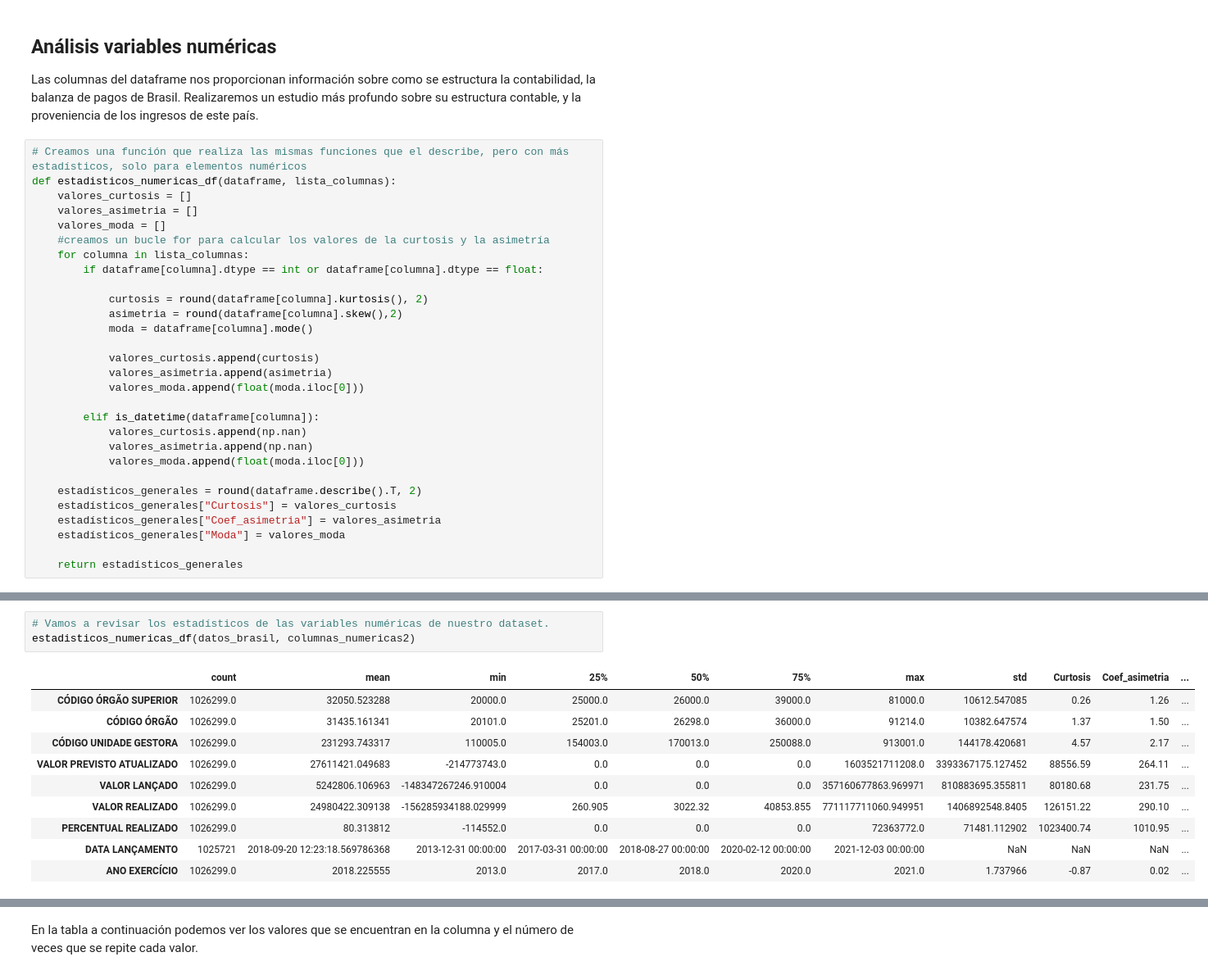
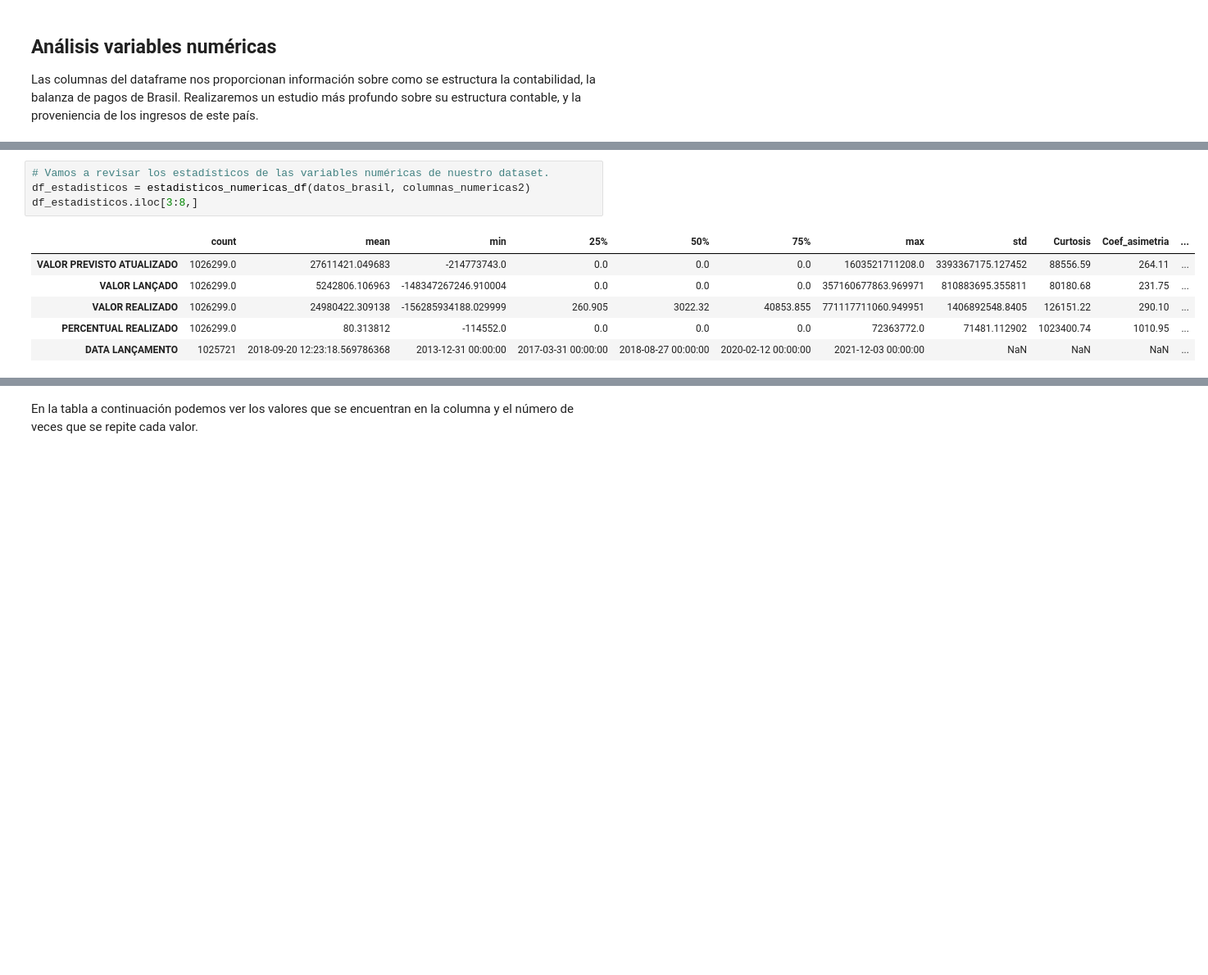
Before and after one commit to Gabijc/Proyecto2-Insights-Brasil, a Jupyter notebook: Analisis_descriptivo.ipynb, the cells around one changed output, grey strips where cells are left out. Shown at 82% size. Drawn from its saved outputs; the diff is of its cells as text; blank space fills up the shorter version.

Commit message:
Metemos función estadísticos en src

```diff
--- a/Analisis_descriptivo.ipynb
+++ b/Analisis_descriptivo.ipynb
@@ -61,32 +63,3 @@ np.int64(0)
 ## Análisis variables numéricas
 
 Las columnas del dataframe nos proporcionan información sobre como se estructura la contabilidad, la balanza de pagos de Brasil. Realizaremos un estudio más profundo sobre su estructura contable, y la proveniencia de los ingresos de este país.
-# %%
-# Creamos una función que realiza las mismas funciones que el describe, pero con más estadísticos, solo para elementos numéricos
-def estadisticos_numericas_df(dataframe, lista_columnas):
-    valores_curtosis = []
-    valores_asimetria = []
-    valores_moda = []
-    #creamos un bucle for para calcular los valores de la curtosis y la asimetría
-    for columna in lista_columnas:
-        if dataframe[columna].dtype == int or dataframe[columna].dtype == float:
-
-            curtosis = round(dataframe[columna].kurtosis(), 2)
-            asimetria = round(dataframe[columna].skew(),2)
-            moda = dataframe[columna].mode()
-
-            valores_curtosis.append(curtosis)
-            valores_asimetria.append(asimetria)
-            valores_moda.append(float(moda.iloc[0]))
-
-        elif is_datetime(dataframe[columna]):
-            valores_curtosis.append(np.nan)
-            valores_asimetria.append(np.nan)
-            valores_moda.append(float(moda.iloc[0]))
-
-    estadísticos_generales = round(dataframe.describe().T, 2)
-    estadísticos_generales["Curtosis"] = valores_curtosis
-    estadísticos_generales["Coef_asimetria"] = valores_asimetria
-    estadísticos_generales["Moda"] = valores_moda
-
-    return estadísticos_generales
@@ -122,18 +74,15 @@ Index(['CÓDIGO ÓRGÃO SUPERIOR', 'CÓDIGO ÓRGÃO', 'CÓDIGO UNIDADE GESTORA',
       dtype='object')
 # %%
 # Vamos a revisar los estadísticos de las variables numéricas de nuestro dataset.
-estadisticos_numericas_df(datos_brasil, columnas_numericas2)
+df_estadisticos = estadisticos_numericas_df(datos_brasil, columnas_numericas2)
+df_estadisticos.iloc[3:8,]
 # %% [output]
 |  | count | mean | min | 25% | 50% | 75% | max | std | Curtosis | Coef_asimetria | ... |
-| CÓDIGO ÓRGÃO SUPERIOR | 1026299.0 | 32050.523288 | 20000.0 | 25000.0 | 26000.0 | 39000.0 | 81000.0 | 10612.547085 | 0.26 | 1.26 | ... |
-| CÓDIGO ÓRGÃO | 1026299.0 | 31435.161341 | 20101.0 | 25201.0 | 26298.0 | 36000.0 | 91214.0 | 10382.647574 | 1.37 | 1.50 | ... |
-| CÓDIGO UNIDADE GESTORA | 1026299.0 | 231293.743317 | 110005.0 | 154003.0 | 170013.0 | 250088.0 | 913001.0 | 144178.420681 | 4.57 | 2.17 | ... |
 | VALOR PREVISTO ATUALIZADO | 1026299.0 | 27611421.049683 | -214773743.0 | 0.0 | 0.0 | 0.0 | 1603521711208.0 | 3393367175.127452 | 88556.59 | 264.11 | ... |
 | VALOR LANÇADO | 1026299.0 | 5242806.106963 | -148347267246.910004 | 0.0 | 0.0 | 0.0 | 357160677863.969971 | 810883695.355811 | 80180.68 | 231.75 | ... |
 | VALOR REALIZADO | 1026299.0 | 24980422.309138 | -156285934188.029999 | 260.905 | 3022.32 | 40853.855 | 771117711060.949951 | 1406892548.8405 | 126151.22 | 290.10 | ... |
 | PERCENTUAL REALIZADO | 1026299.0 | 80.313812 | -114552.0 | 0.0 | 0.0 | 0.0 | 72363772.0 | 71481.112902 | 1023400.74 | 1010.95 | ... |
 | DATA LANÇAMENTO | 1025721 | 2018-09-20 12:23:18.569786368 | 2013-12-31 00:00:00 | 2017-03-31 00:00:00 | 2018-08-27 00:00:00 | 2020-02-12 00:00:00 | 2021-12-03 00:00:00 | NaN | NaN | NaN | ... |
-| ANO EXERCÍCIO | 1026299.0 | 2018.225555 | 2013.0 | 2017.0 | 2018.0 | 2020.0 | 2021.0 | 1.737966 | -0.87 | 0.02 | ... |
 # %% [markdown]
 ### *Ingreso previsto actualizado*
 
```
Also changed, not shown: parts of 16 cells of this notebook, 1 other file.
